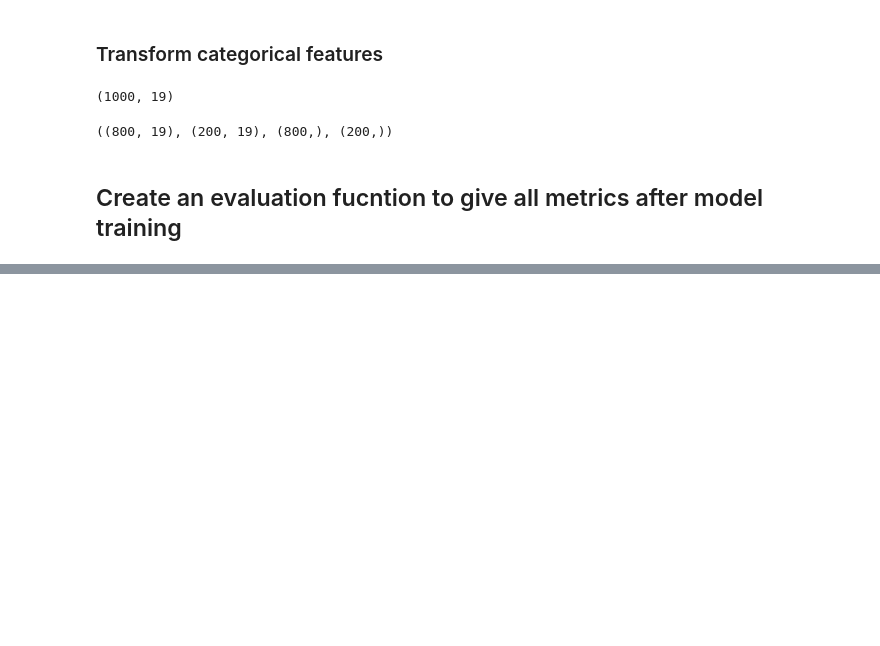
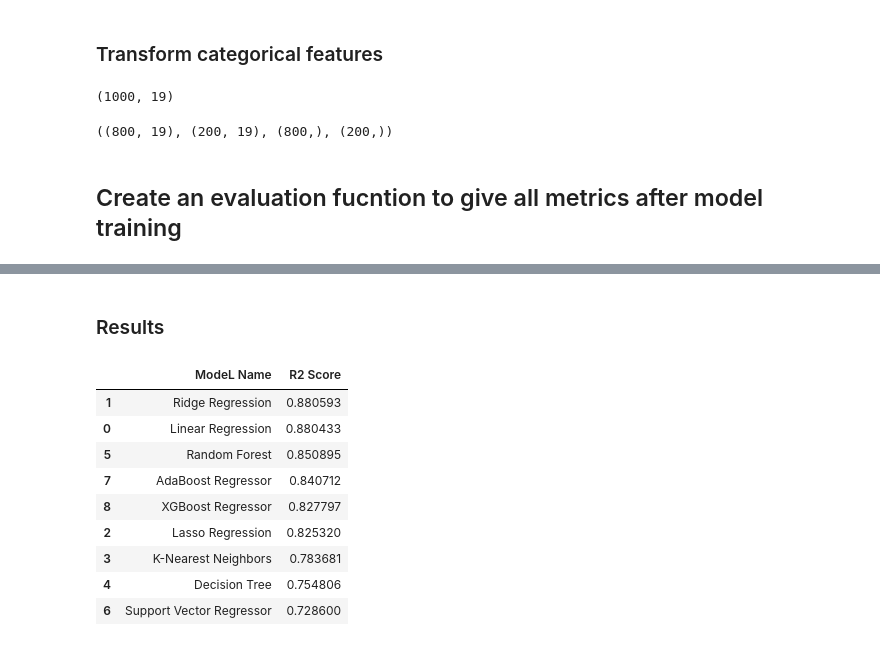
Before and after one commit to shar7294/MLProject, a Jupyter notebook: notebook/Model_training.ipynb, the cells around one changed output, grey strips where cells are left out. Cells and saved outputs as stored; diff of their text form; code cells hidden in the pictures; blank space fills up the shorter version.

```diff
--- a/notebook/Model_training.ipynb
+++ b/notebook/Model_training.ipynb
@@ -113,21 +108,35 @@ model_list = []
 r2_list = []
 
 for i in range(len(list(models))):
-    model = list(models.keys())[i]
-    model_name = list(models.values())[i]
+    model = list(models.values())[i]
+    model.fit(X_train, Y_train) # train the model
 
-    # Train the model and predict
-    model.fit(X_train, Y_train)
+    # Make predictions
+
     Y_train_pred = model.predict(X_train)
     Y_test_pred = model.predict(X_test)
 
-    # Evaluate train and test dataset
-    train_metrics = evaluate_regression_models(Y_test, Y_test_pred)
-    test_metrics = evaluate_regression_models(Y_test, Y_test_pred)
-    print(f"Model: {model_name}")
-    print(f"Train Metrics: {train_metrics}")
-    print(f"Test Metrics: {test_metrics}")
-    print("-"*50)
-    model_list.append(model_name)
-    r2_list.append(test_metrics['R2_Squared'])
+    # Evaluate the model
+
+    model_train_mea, model_train_rmse, model_train_r2 = evaluate_regression_models(Y_train, Y_train_pred)
+    model_test_mea, model_test_rmse, model_test_r2 = evaluate_regression_models(Y_test, Y_test_pred)
+
+    print(list(models.keys())[i])
+    model_list.append(list(models.keys())[i])
+
+    print("Model Performance on Training Set:")
+    print("- Root Mean Squared Error: {:.4f}".format(float(model_train_rmse)))
+    print(" - Mean Absolute Error: {:.4f}".format(float(model_train_mea)))
+    print(" - R2 Score: {:.4f}".format(float(model_train_r2)))
+
+    print(" --------------------------")
+
+    print("Model Performance on Test Set:")
+    print("- Root Mean Squared Error: {:.4f}".format(float(model_test_rmse)))
+    print(" - Mean Absolute Error: {:.4f}".format(float(model_test_mea)))
+    print(" - R2 Score: {:.4f}".format(float(model_test_r2)))
+    r2_list.append(model_test_r2)
+
+    print("="*35)
+    print('\n')
 # %% [output]
@@ -150,0 +160,15 @@ Test Metrics: {'MAE': 5.057730674743652, 'MSE': 41.90370559692383, 'RMSE': np.fl
+# %% [markdown]
+### Results
+# %%
+pd.DataFrame(list(zip(model_list,r2_list)), columns = ["ModeL Name", "R2 Score"]).sort_values(by = "R2 Score", ascending=False)
+# %% [output]
+|  | ModeL Name | R2 Score |
+| 1 | Ridge Regression | 0.880593 |
+| 0 | Linear Regression | 0.880433 |
+| 5 | Random Forest | 0.850895 |
+| 7 | AdaBoost Regressor | 0.840712 |
+| 8 | XGBoost Regressor | 0.827797 |
+| 2 | Lasso Regression | 0.825320 |
+| 3 | K-Nearest Neighbors | 0.783681 |
+| 4 | Decision Tree | 0.754806 |
+| 6 | Support Vector Regressor | 0.728600 |
```
Also changed, not shown: parts of 9 cells of this notebook, 5 other files.
